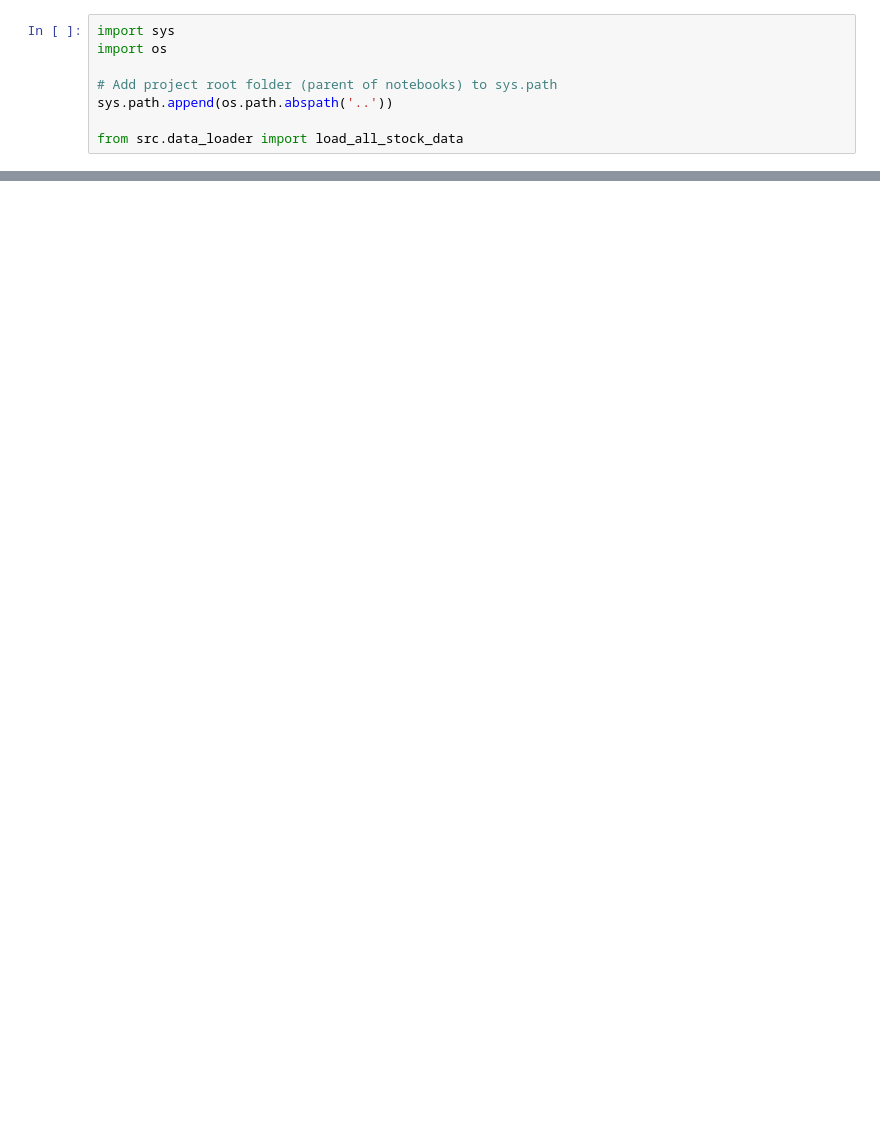
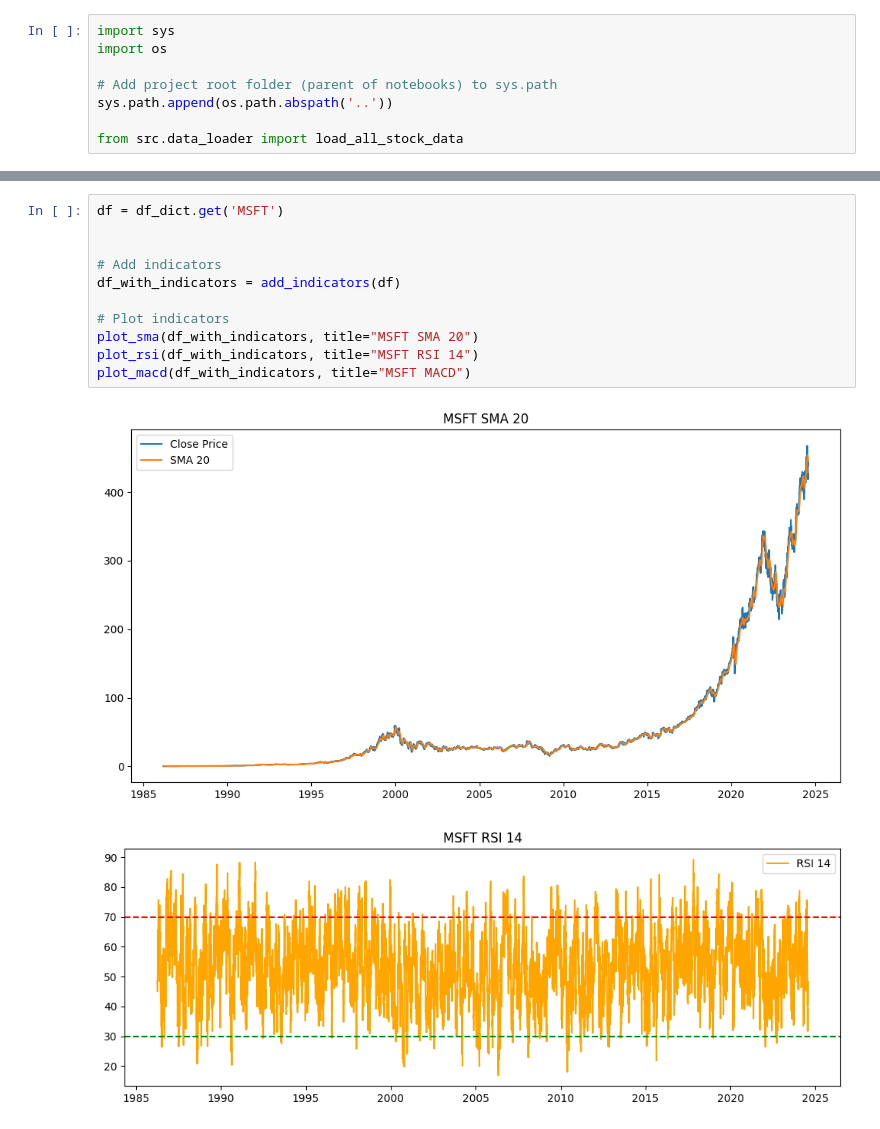
Before and after one commit to Selamawit-Alemu/fns-news-sentiment-analysis, a Jupyter notebook: notebooks/quantitative_analysis.ipynb, the cells around one changed output, grey strips where cells are left out. Saved outputs shown, nothing was run; the diff lists cells and outputs as text; blank space fills up the shorter version.

```diff
--- a/notebooks/quantitative_analysis.ipynb
+++ b/notebooks/quantitative_analysis.ipynb
@@ -102,0 +160,14 @@ Processing GOOG_historical_data...
+# %%
+df = df_dict.get('MSFT')
+
+
+# Add indicators
+df_with_indicators = add_indicators(df)
+
+# Plot indicators
+plot_sma(df_with_indicators, title="MSFT SMA 20")
+plot_rsi(df_with_indicators, title="MSFT RSI 14")
+plot_macd(df_with_indicators, title="MSFT MACD")
+# %% [output]
+[figure, added]
+[figure, added]
```
Also changed, not shown: parts of 16 cells of this notebook, 4 other files.
